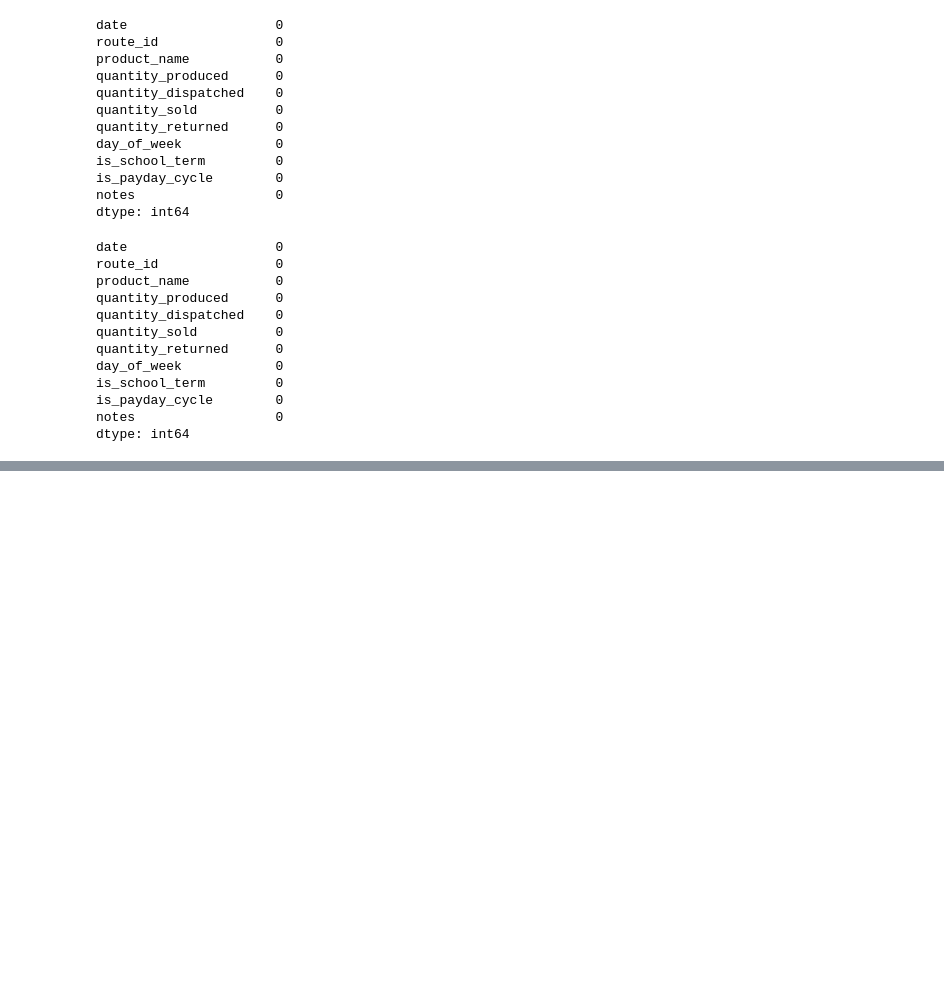
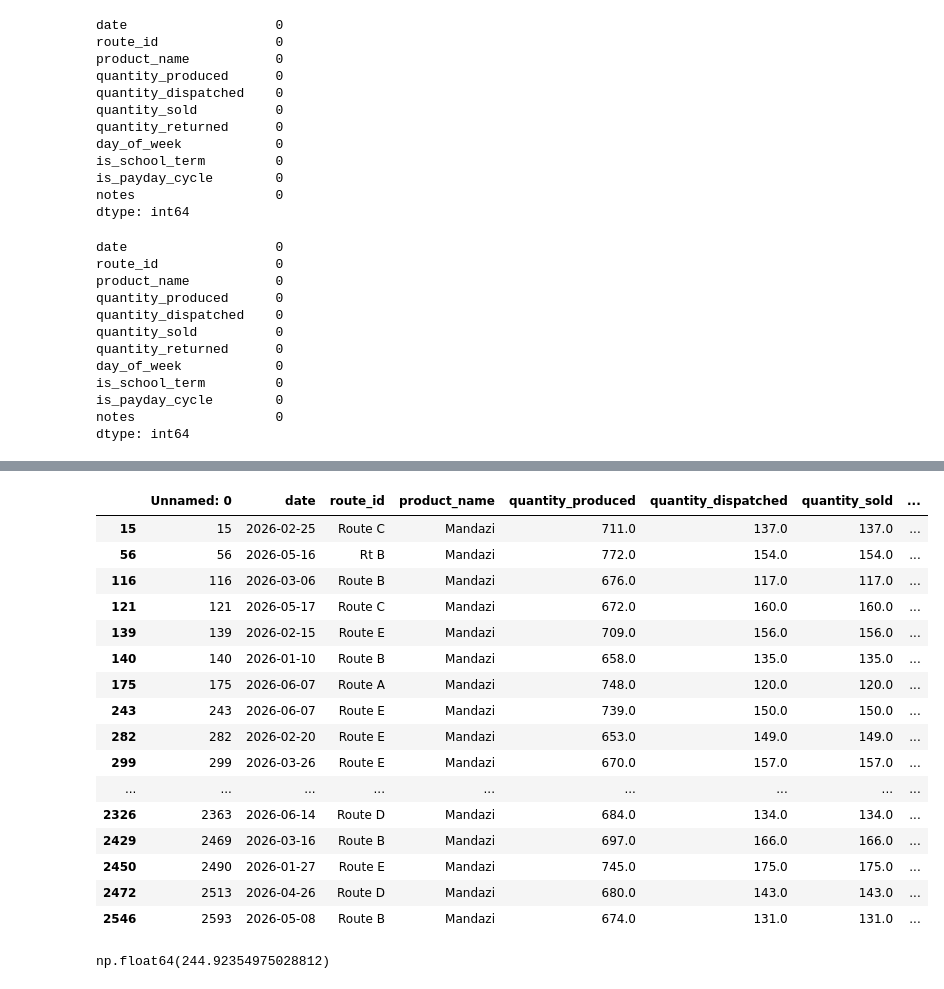
Before and after one commit to gmacharia003-cmd/School-project-, a Jupyter notebook: MY FINAL YEAR PROJECT.ipynb, the cells around one changed output, grey strips where cells are left out. Cells and saved outputs as stored; diff of their text form; code cells hidden in the pictures; blank space fills up the shorter version.

```diff
--- a/MY FINAL YEAR PROJECT.ipynb
+++ b/MY FINAL YEAR PROJECT.ipynb
@@ -227,0 +374,24 @@ df[]
+# %%
+IQR = Q3 - Q1
+lower_limit = Q1 - 1.5*IQR
+upper_limit = Q3 + 1.5*IQR
+# %%
+df[(df['quantity_produced']< lower_limit) | (df['quantity_produced'] > upper_limit)]
+# %% [output]
+|  | Unnamed: 0 | date | route_id | product_name | quantity_produced | quantity_dispatched | quantity_sold | ... |
+| 15 | 15 | 2026-02-25 | Route C | Mandazi | 711.0 | 137.0 | 137.0 | ... |
+| 56 | 56 | 2026-05-16 | Rt B | Mandazi | 772.0 | 154.0 | 154.0 | ... |
+| 116 | 116 | 2026-03-06 | Route B | Mandazi | 676.0 | 117.0 | 117.0 | ... |
+| 121 | 121 | 2026-05-17 | Route C | Mandazi | 672.0 | 160.0 | 160.0 | ... |
+| 139 | 139 | 2026-02-15 | Route E | Mandazi | 709.0 | 156.0 | 156.0 | ... |
+| 140 | 140 | 2026-01-10 | Route B | Mandazi | 658.0 | 135.0 | 135.0 | ... |
+| 175 | 175 | 2026-06-07 | Route A | Mandazi | 748.0 | 120.0 | 120.0 | ... |
+| 243 | 243 | 2026-06-07 | Route E | Mandazi | 739.0 | 150.0 | 150.0 | ... |
+| 282 | 282 | 2026-02-20 | Route E | Mandazi | 653.0 | 149.0 | 149.0 | ... |
+| 299 | 299 | 2026-03-26 | Route E | Mandazi | 670.0 | 157.0 | 157.0 | ... |
+| ... | ... | ... | ... | ... | ... | ... | ... | ... |
+| 2326 | 2363 | 2026-06-14 | Route D | Mandazi | 684.0 | 134.0 | 134.0 | ... |
+| 2429 | 2469 | 2026-03-16 | Route B | Mandazi | 697.0 | 166.0 | 166.0 | ... |
+| 2450 | 2490 | 2026-01-27 | Route E | Mandazi | 745.0 | 175.0 | 175.0 | ... |
+| 2472 | 2513 | 2026-04-26 | Route D | Mandazi | 680.0 | 143.0 | 143.0 | ... |
+| 2546 | 2593 | 2026-05-08 | Route B | Mandazi | 674.0 | 131.0 | 131.0 | ... |
@@ -227,0 +400,4 @@ df[]
+# %%
+df.quantity_produced.mean()
+# %% [output]
+np.float64(244.92354975028812)
```
Also changed, not shown: parts of 29 cells of this notebook.
